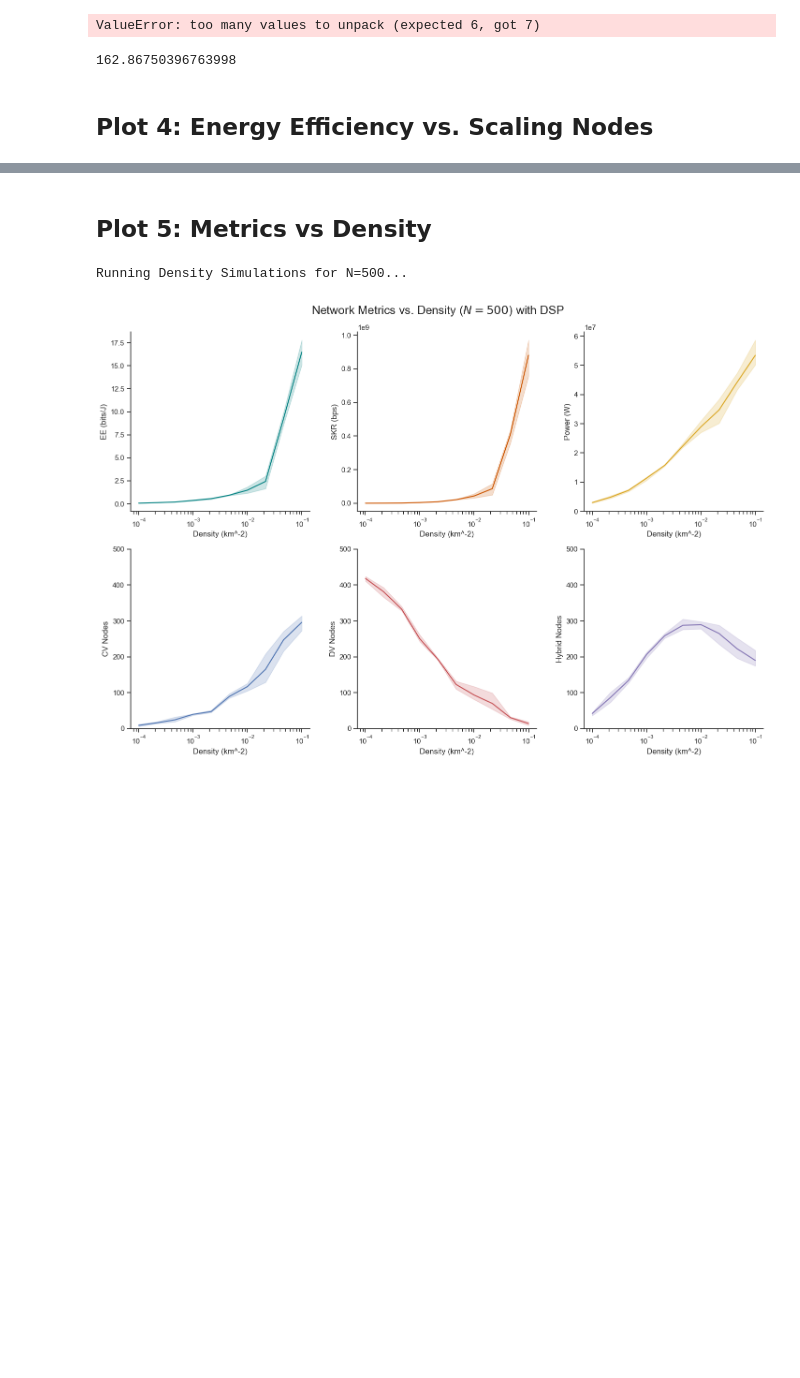
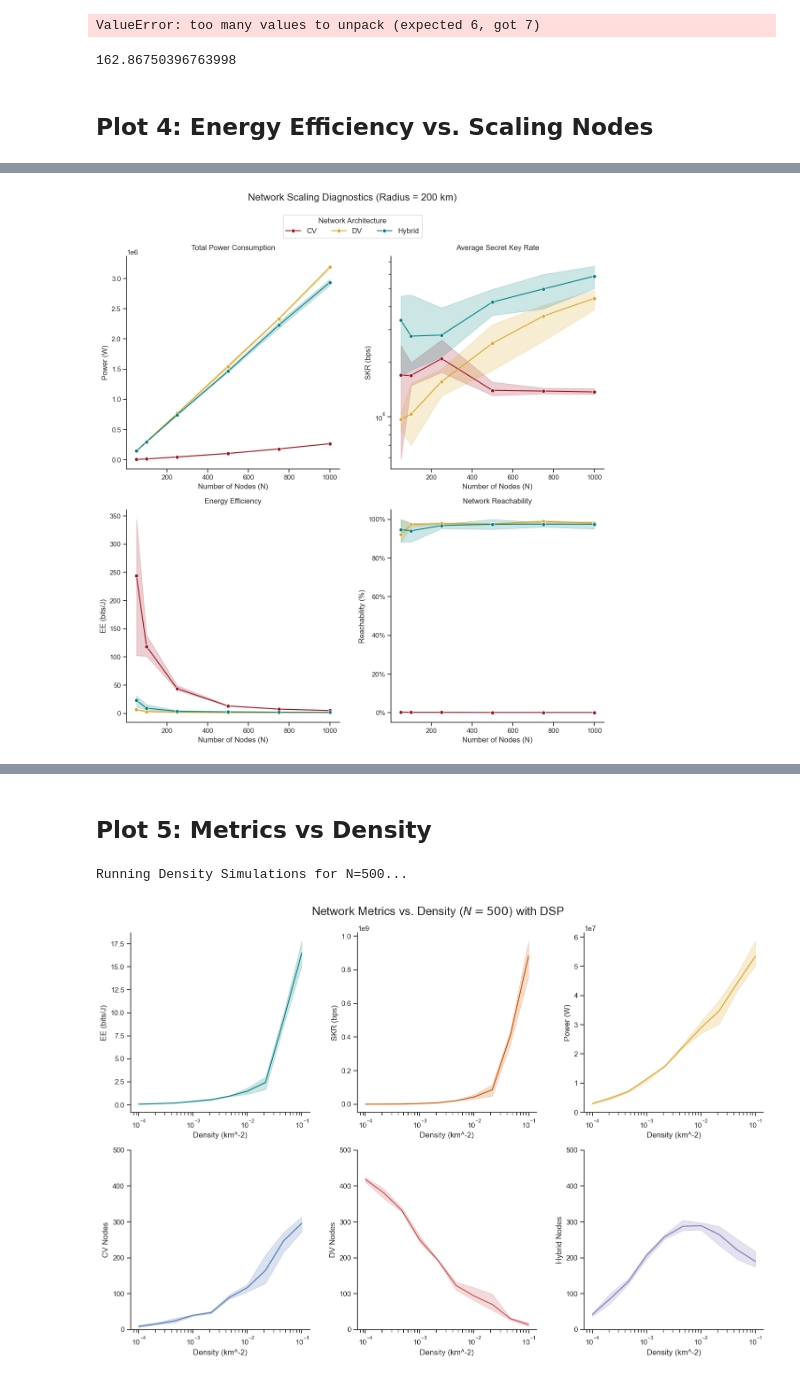
Before and after one commit to lucamar91/qkd_networks, a Jupyter notebook: Energy_plots.ipynb, the cells around one changed output, grey strips where cells are left out. Saved outputs shown, nothing was run; the diff lists cells and outputs as text; code cells hidden in the pictures; blank space fills up the shorter version.

```diff
--- a/Energy_plots.ipynb
+++ b/Energy_plots.ipynb
@@ -329,0 +261,90 @@ Avg Power: 1,439,751 W | Avg SKR: 679,471.99 bps | Avg EE: 0.47193715 bits/J
+# %%
+# Sweeping N from 50 up to 1000
+N_values = [50, 100, 250, 500, 750, 1000]
+fixed_radius = 200 # Constant area
+architectures = ['CV', 'DV', 'hybrid'] # Loop through all three!
+scaling_data = []
+
+print("Running Node Scaling Simulations for All Architectures...")
+for net_type in architectures:
+    print(f"\n--- Simulating Architecture: {net_type.upper()} ---")
+    for n_val in N_values:
+        for _ in range(3): # 3 iterations per N to get a variance band
+
+            # Pass the 'net_type' to the type argument!
+            _, _, _, pwr, skr, ee, reach = network_energy_efficiency(
+                num_runs=1, N=n_val, radius=fixed_radius, type=net_type
+            )
+
+            # Format the name nicely for the legend
+            display_name = net_type.capitalize() if net_type == 'hybrid' else net_type
+
+            # Save them all to the dictionary, adding the Architecture label
+            scaling_data.append({
+                'Architecture': display_name,
+                'N': n_val,
+                'Power (W)': pwr,
+                'SKR (bps)': skr,
+                'EE (bits/J)': ee,
+                'Reachability (%)': reach * 100
+            })
+
+df_scaling = pd.DataFrame(scaling_data)
+
+# Create a custom palette keeping the jewel-tone aesthetic
+# CV = Ruby Red, DV = Goldenrod, Hybrid = Deep Teal
+arch_palette = {
+    'CV': '#9B111E',
+    'DV': '#DAA520',
+    'Hybrid': '#008080'
+}
+
+# Create a 2x2 grid of subplots
+fig, axes = plt.subplots(2, 2, figsize=(12, 12))
+axes = axes.flatten()
+
+# Plot 1 (Top Left): Power
+# Note: err_kws facecolor is removed because seaborn automatically matches the variance band to the line color!
+sns.lineplot(data=df_scaling, x='N', y='Power (W)', hue='Architecture', palette=arch_palette,
+             ax=axes[0], marker='o', legend=False)
+axes[0].set_title('Total Power Consumption', fontsize=12, pad=10)
+axes[0].set_xlabel('Number of Nodes (N)')
+
+# Plot 2 (Top Right): SKR
+sns.lineplot(data=df_scaling, x='N', y='SKR (bps)', hue='Architecture', palette=arch_palette,
+             ax=axes[1], marker='o', legend=False)
+axes[1].set_title('Average Secret Key Rate', fontsize=12, pad=10)
+axes[1].set_xlabel('Number of Nodes (N)')
+axes[1].set_yscale('log')
+
+# Plot 3 (Bottom Left): EE
+sns.lineplot(data=df_scaling, x='N', y='EE (bits/J)', hue='Architecture', palette=arch_palette,
+             ax=axes[2], marker='o', legend=False)
+axes[2].set_title('Energy Efficiency', fontsize=12, pad=10)
+axes[2].set_xlabel('Number of Nodes (N)')
+
+# Plot 4 (Bottom Right): Reachability
+# We turn the legend ON here just to extract the handles, then hide it
+sns.lineplot(data=df_scaling, x='N', y='Reachability (%)', hue='Architecture', palette=arch_palette,
+             ax=axes[3], marker='o', legend=True)
+axes[3].set_title('Network Reachability', fontsize=12, pad=10)
+axes[3].set_xlabel('Number of Nodes (N)')
+axes[3].set_ylim(-5, 105)
+axes[3].yaxis.set_major_formatter(mtick.PercentFormatter())
+
+# Format all boxes to be perfectly square
+for ax in axes:
+    ax.set_box_aspect(1)
+
+# Extract the legend from the 4th plot and move it to the very top of the figure
+handles, labels = axes[3].get_legend_handles_labels()
+axes[3].get_legend().remove() # Remove it from the individual subplot
+fig.legend(handles, labels, title='Network Architecture', loc='lower center',
+           bbox_to_anchor=(0.5, 0.96), ncol=3, fontsize=12, title_fontsize=12)
+
+# Adjust the title slightly higher to make room for the new master legend
+plt.suptitle(f'Network Scaling Diagnostics (Radius = {fixed_radius} km)', fontsize=16, y=1.05)
+plt.tight_layout()
+plt.savefig('plots/4_scaling_diagnostics_2x2_comparison.pdf', bbox_inches='tight')
+plt.show()
+# %% [output]
@@ -329,0 +368 @@ Avg Power: 1,439,751 W | Avg SKR: 679,471.99 bps | Avg EE: 0.47193715 bits/J
+[figure, added]
```
Also changed, not shown: parts of 7 cells of this notebook, 4 other files.
